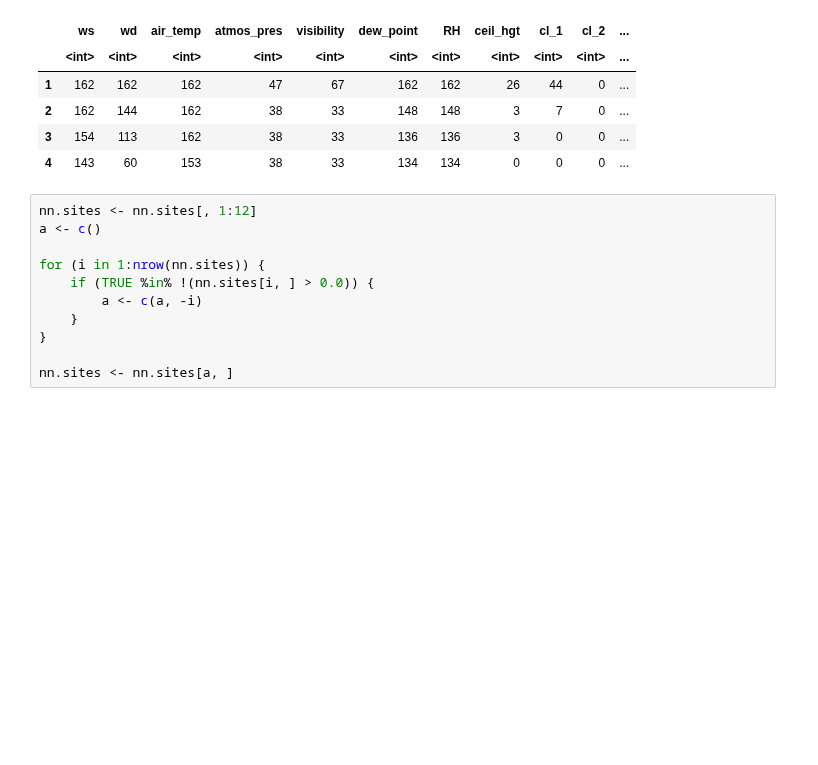
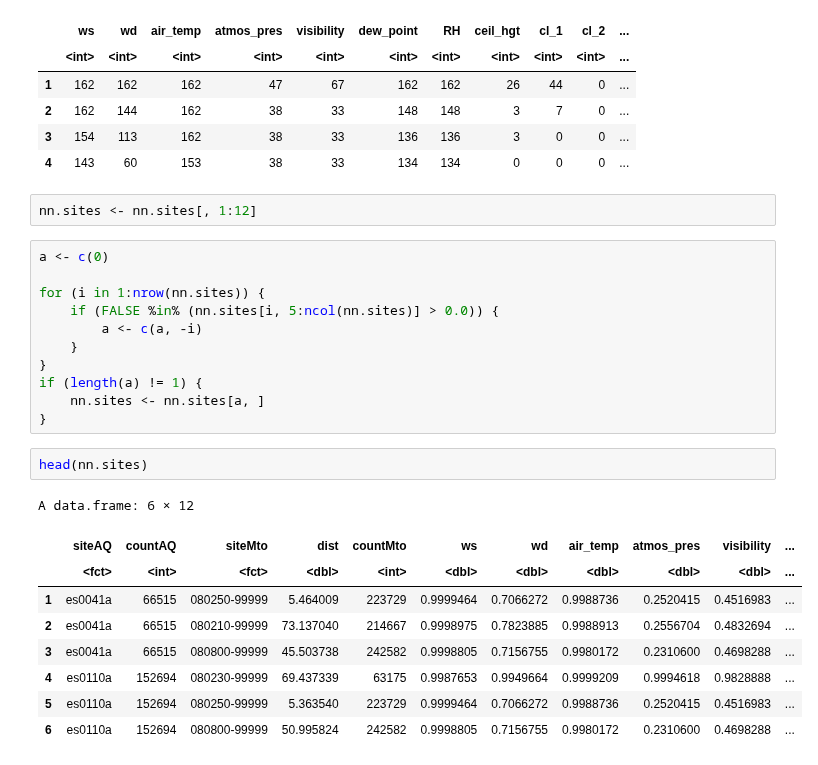
Before and after one commit to Jaimedgp/AirQualityCOVID, a Jupyter notebook: notebooks/nn-sites.ipynb, the cells around one changed output. Cells and saved outputs as stored; diff of their text form; blank space fills up the shorter version.

```diff
--- a/notebooks/nn-sites.ipynb
+++ b/notebooks/nn-sites.ipynb
@@ -37,17 +37,31 @@ A data.frame: 4 × 19
 | 2 | 162 | 144 | 162 | 38 | 33 | 148 | 148 | 3 | 7 | 0 | ... |
 | 3 | 154 | 113 | 162 | 38 | 33 | 136 | 136 | 3 | 0 | 0 | ... |
 | 4 | 143 | 60 | 153 | 38 | 33 | 134 | 134 | 0 | 0 | 0 | ... |
+# %%
+nn.sites <- nn.sites[, 1:12]
 # %%
-nn.sites <- nn.sites[, 1:12]
-a <- c()
+a <- c(0)
 
 for (i in 1:nrow(nn.sites)) {
-    if (TRUE %in% !(nn.sites[i, ] > 0.0)) {
+    if (FALSE %in% (nn.sites[i, 5:ncol(nn.sites)] > 0.0)) {
         a <- c(a, -i)
     }
 }
-
-nn.sites <- nn.sites[a, ]
+if (length(a) != 1) {
+    nn.sites <- nn.sites[a, ]
+}
+# %%
+head(nn.sites)
+# %% [output]
+A data.frame: 6 × 12
+|  | siteAQ | countAQ | siteMto | dist | countMto | ws | wd | air_temp | atmos_pres | visibility | ... |
+|  | <fct> | <int> | <fct> | <dbl> | <int> | <dbl> | <dbl> | <dbl> | <dbl> | <dbl> | ... |
+| 1 | es0041a | 66515 | 080250-99999 | 5.464009 | 223729 | 0.9999464 | 0.7066272 | 0.9988736 | 0.2520415 | 0.4516983 | ... |
+| 2 | es0041a | 66515 | 080210-99999 | 73.137040 | 214667 | 0.9998975 | 0.7823885 | 0.9988913 | 0.2556704 | 0.4832694 | ... |
+| 3 | es0041a | 66515 | 080800-99999 | 45.503738 | 242582 | 0.9998805 | 0.7156755 | 0.9980172 | 0.2310600 | 0.4698288 | ... |
+| 4 | es0110a | 152694 | 080230-99999 | 69.437339 | 63175 | 0.9987653 | 0.9949664 | 0.9999209 | 0.9994618 | 0.9828888 | ... |
+| 5 | es0110a | 152694 | 080250-99999 | 5.363540 | 223729 | 0.9999464 | 0.7066272 | 0.9988736 | 0.2520415 | 0.4516983 | ... |
+| 6 | es0110a | 152694 | 080800-99999 | 50.995824 | 242582 | 0.9998805 | 0.7156755 | 0.9980172 | 0.2310600 | 0.4698288 | ... |
 # %%
 percnt <- 0.8
 columns <- 6:ncol(nn.sites)
```
Also changed, not shown: parts of 4 cells of this notebook.
